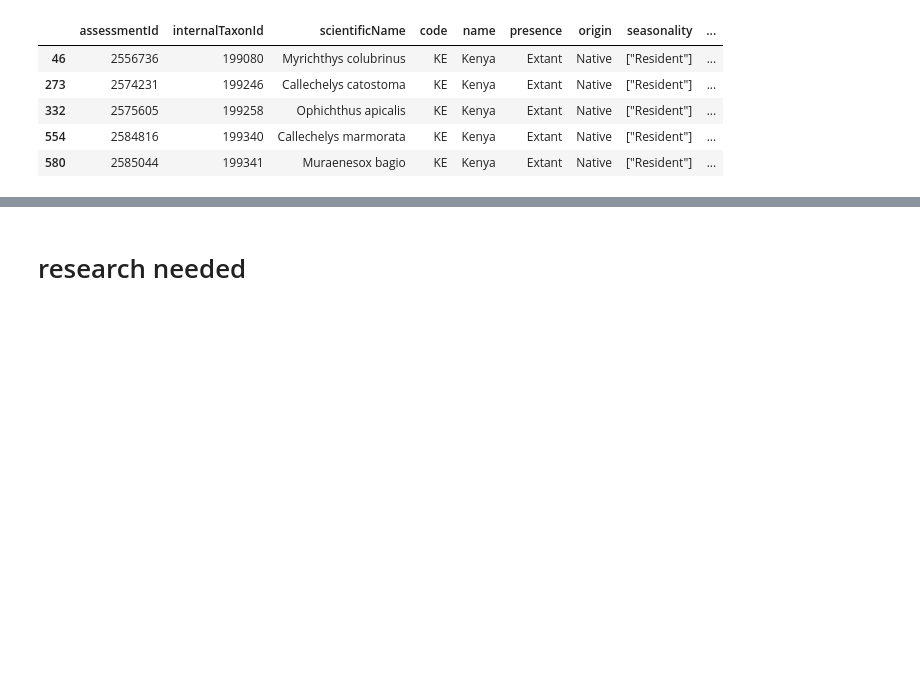
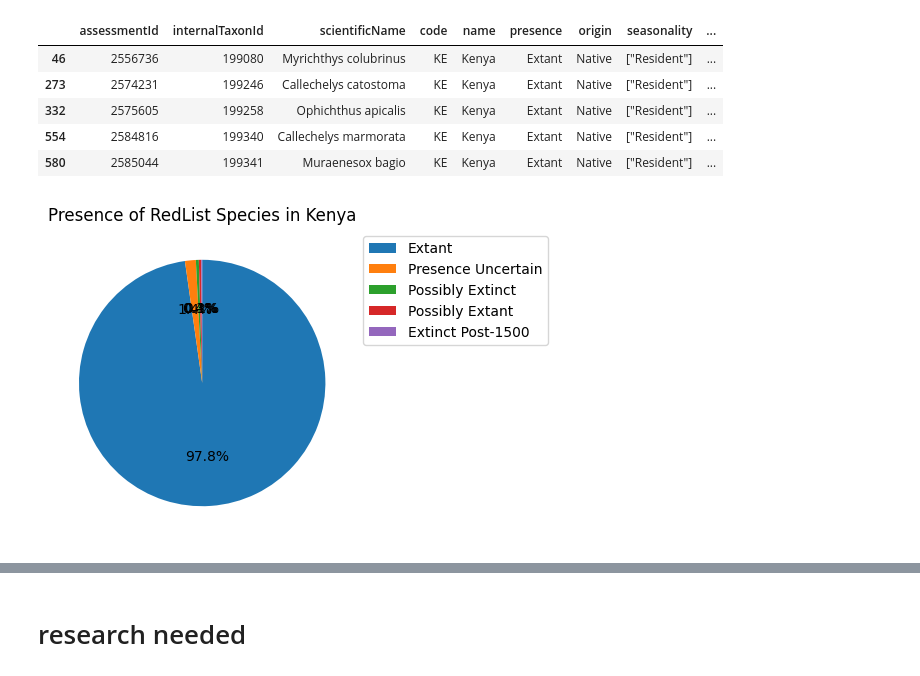
Before and after one commit to AzadiGathui/data_deficient_iucn_species, a Jupyter notebook: notebooks/iucn_eda.ipynb, the cells around one changed output, grey strips where cells are left out. Cells and saved outputs as stored; diff of their text form; code cells hidden in the pictures; blank space fills up the shorter version.

```diff
--- a/notebooks/iucn_eda.ipynb
+++ b/notebooks/iucn_eda.ipynb
@@ -118,7 +173,7 @@ Five species action plans were completed in 2024 and 2025 as follows:
 # %% [markdown]
 ### countries
 # %%
-species_by_country = pd.read_csv(r"D:\2-zindua\03-python-data-analysis\zindua-python-data-analysis\wk5_pydata_prj\data_deficient_iucn_species\data_deficient_iucn_species\data\raw\iucn\redlist_species_data_c2b461b8-36ca-4846-a764-b0c967489696\countries.csv")
+species_by_country = pd.read_csv(r"..\data\raw\iucn\redlist_species_data_c2b461b8-36ca-4846-a764-b0c967489696\countries.csv")
 
 species_by_country.info()
 # %% [output]
@@ -158,3 +213,14 @@ ke_species.head()
 | 332 | 2575605 | 199258 | Ophichthus apicalis | KE | Kenya | Extant | Native | ["Resident"] | ... |
 | 554 | 2584816 | 199340 | Callechelys marmorata | KE | Kenya | Extant | Native | ["Resident"] | ... |
 | 580 | 2585044 | 199341 | Muraenesox bagio | KE | Kenya | Extant | Native | ["Resident"] | ... |
+# %%
+ke_species_by_presence = ke_species.groupby('presence')[['scientificName']].count().sort_values(by='scientificName', ascending=False).reset_index()
+plt.figure(figsize=(6,4))
+plt.title('Presence of RedList Species in Kenya')
+plt.pie(ke_species_by_presence['scientificName'],
+        startangle=90.0,
+        counterclock=False, autopct='%1.1f%%')
+plt.legend(bbox_to_anchor=(1, 1), loc='upper left', labels=ke_species_by_presence['presence'],)
+plt.show()
+# %% [output]
+[figure, added]
```
Also changed, not shown: parts of 26 cells of this notebook, 1 other file.
